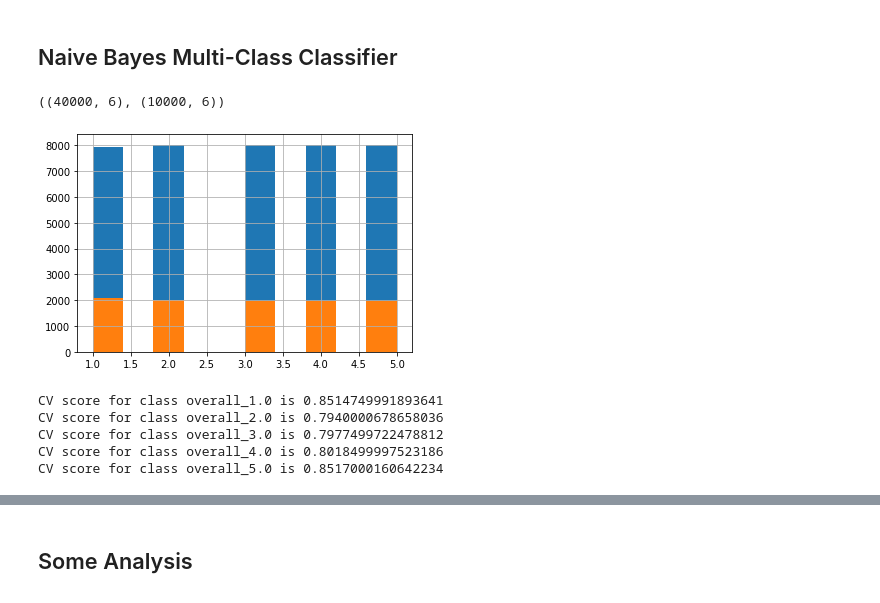
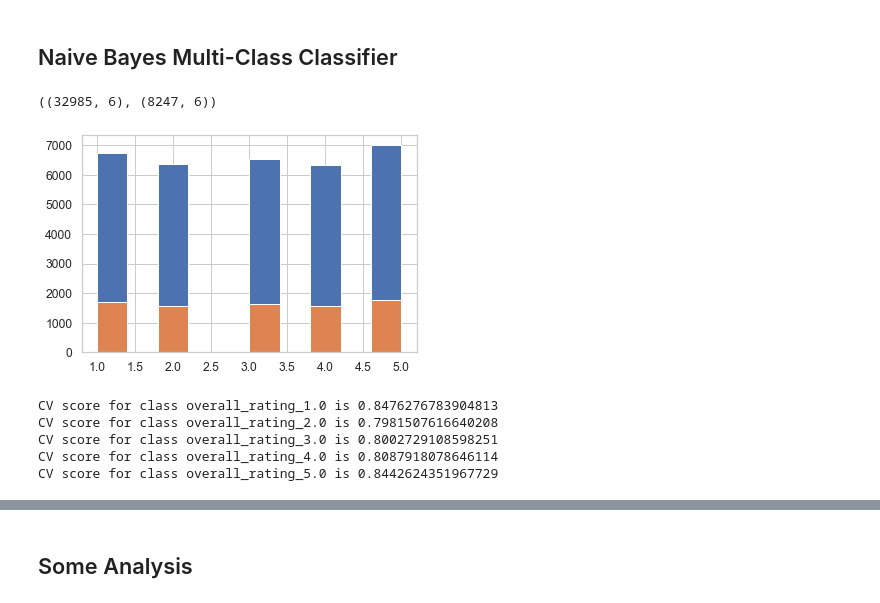
Before and after one commit to tapariaankit/SentimentAnalysis, a Jupyter notebook: ReviewAnalysis.ipynb, the cells around one changed output, grey strips where cells are left out. Drawn from its saved outputs; the diff is of its cells as text; code cells hidden in the pictures.

```diff
--- a/ReviewAnalysis.ipynb
+++ b/ReviewAnalysis.ipynb
@@ -240,6 +240,6 @@ df_new.head()
 | 3 | 2.0 | DON'T CARE FOR IT. GAVE IT AS A G... | CASE | 7 | not care gave gift okay not expected |  |
 | 4 | 4.0 | I liked it because it was cute, b... | Cute! | 13 | liked cute studs fall easily prot... | cute studs |
 # %%
-df_new.columns = ['overall','reviewText','summary','cleanReviewLength', 'cleanReview', 'adjectives']
+df_new.columns = ['overall_rating','reviewText','summary','cleanReviewLength', 'cleanReview', 'adjectives']
 df_new.head()
 # %% [output]
@@ -286,25 +286,26 @@ from scipy import sparse
 tfidf = TfidfVectorizer(sublinear_tf=False, max_features = 10000, min_df=5,max_df=0.60,ngram_range= (1,2))
 # %%
 
-review_df = pd.concat([df_new[df_new['overall']==1.0].sample(n=10000),df_new[df_new['overall']==2.0].sample(n=10000),
-                    df_new[df_new['overall']==3.0].sample(n=10000),df_new[df_new['overall']==4.0].sample(n=10000),
-                    df_new[df_new['overall']==5.0].sample(n=10000)])
-review_df = review_df[['cleanReview','overall']]
+review_df = pd.concat([df_new[df_new['overall_rating']==1.0].sample(n=10000),df_new[df_new['overall_rating']==2.0].sample(n=10000),
+                    df_new[df_new['overall_rating']==3.0].sample(n=10000),df_new[df_new['overall_rating']==4.0].sample(n=10000),
+                    df_new[df_new['overall_rating']==5.0].sample(n=10000)])
+review_df = review_df[review_df['cleanReviewLength']<50]
+review_df = review_df[['cleanReview','overall_rating']]
 train, test = train_test_split(review_df, test_size=0.2)
 
-train['overall'].hist();
-test['overall'].hist();
+train['overall_rating'].hist();
+test['overall_rating'].hist();
 
-train = pd.get_dummies(train, columns = ['overall'])
+train = pd.get_dummies(train, columns = ['overall_rating'])
 train.head()
 
-test = pd.get_dummies(test, columns = ['overall'])
+test = pd.get_dummies(test, columns = ['overall_rating'])
 test.head()
 
 train.shape, test.shape
 # %% [output]
-((40000, 6), (10000, 6))
+((32985, 6), (8247, 6))
-[figure, old version]
+[figure, new version]
 # %%
 class NBFeatures(BaseEstimator):
     '''Class implementation of Jeremy Howards NB Linear model'''
@@ -343,7 +344,7 @@ p = Pipeline([
     ('lr', lr)
 ])
 # %%
-class_names = ['overall_1.0', 'overall_2.0','overall_3.0','overall_4.0','overall_5.0']
+class_names = ['overall_rating_1.0', 'overall_rating_2.0','overall_rating_3.0','overall_rating_4.0','overall_rating_5.0']
 scores = []
 preds = np.zeros((len(test), len(class_names)))
 for i, class_name in enumerate(class_names):
@@ -355,11 +356,11 @@ for i, class_name in enumerate(class_names):
     p.fit(train['cleanReview'].values, train_target)
     preds[:,i] = p.predict_proba(test['cleanReview'].values)[:,1]
 # %% [output]
-CV score for class overall_1.0 is 0.8514749991893641
-CV score for class overall_2.0 is 0.7940000678658036
-CV score for class overall_3.0 is 0.7977499722478812
-CV score for class overall_4.0 is 0.8018499997523186
-CV score for class overall_5.0 is 0.8517000160642234
+CV score for class overall_rating_1.0 is 0.8476276783904813
+CV score for class overall_rating_2.0 is 0.7981507616640208
+CV score for class overall_rating_3.0 is 0.8002729108598251
+CV score for class overall_rating_4.0 is 0.8087918078646114
+CV score for class overall_rating_5.0 is 0.8442624351967729
 # %%
 t = metrics.classification_report(np.argmax(test[class_names].values, axis = 1),np.argmax(preds, axis = 1))
 print(t)
```
Also changed, not shown: parts of 10 cells of this notebook.
